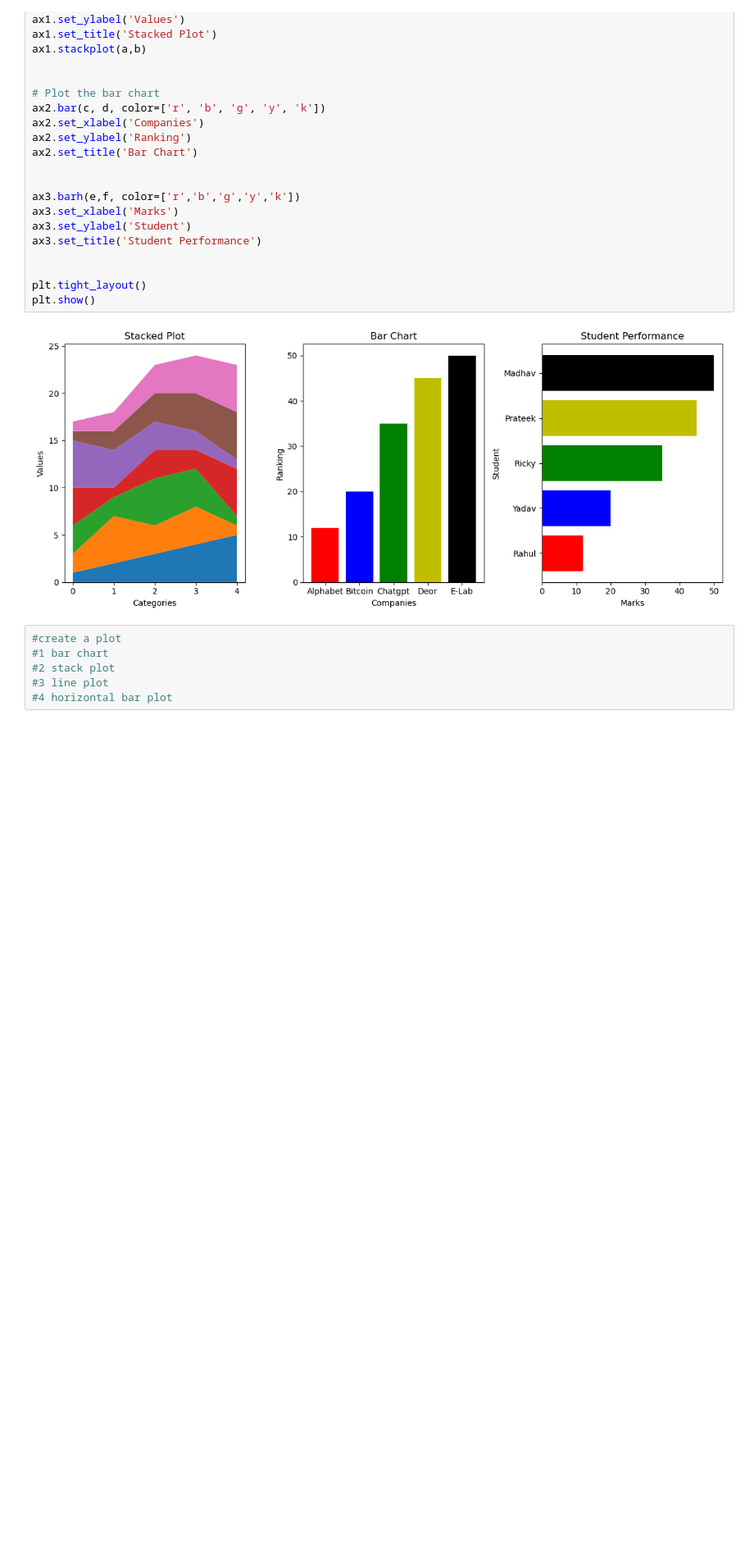
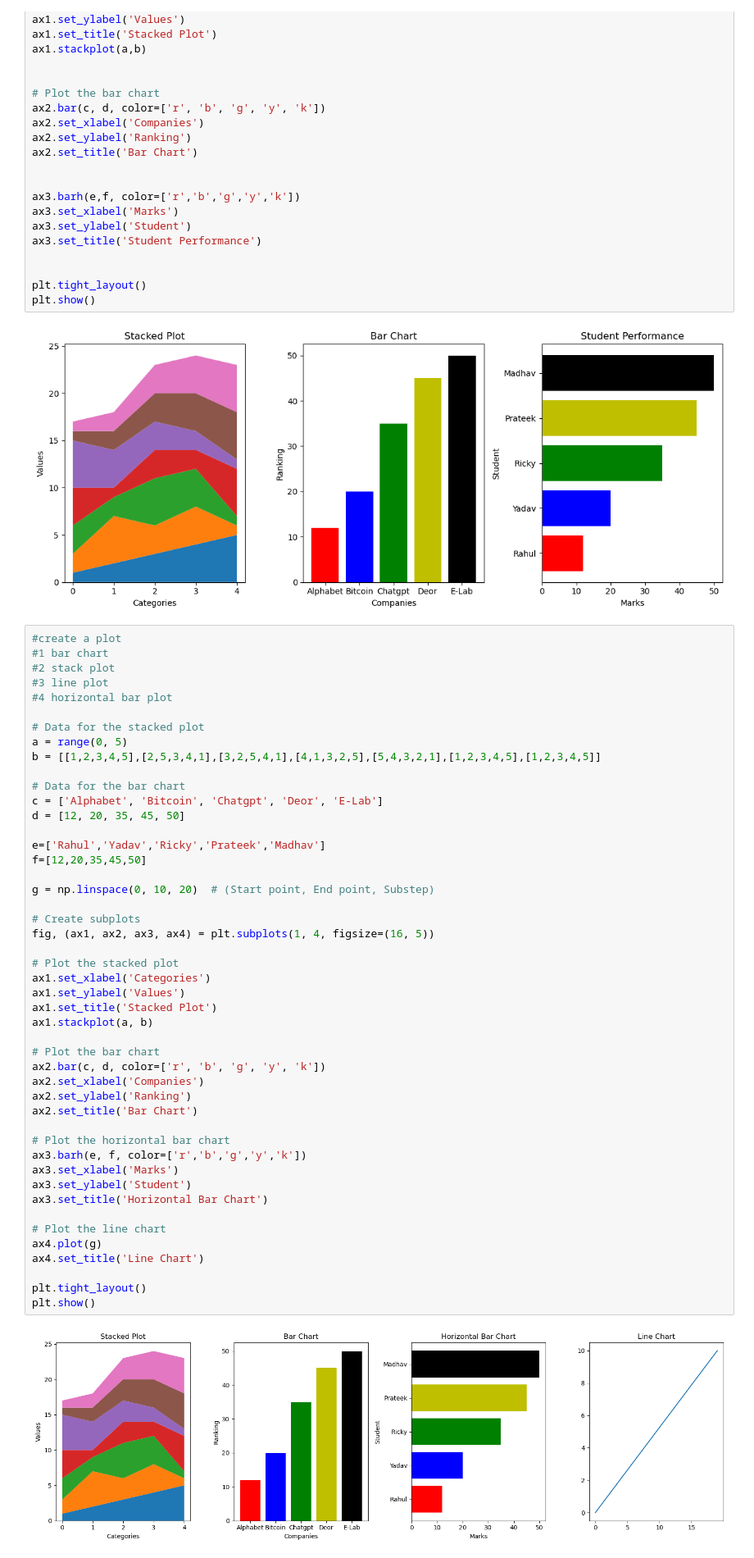
Before and after one commit to Sankalpkarn/Data_Analytics, a Jupyter notebook: DAY7_DA.ipynb, the cells around one changed output. Shown: that part at 82% size. Saved outputs shown, nothing was run; the diff lists cells and outputs as text; blank space fills up the shorter version.

```diff
--- a/DAY7_DA.ipynb
+++ b/DAY7_DA.ipynb
@@ -243,9 +245,52 @@ plt.tight_layout()
 plt.show()
 # %% [output]
 [figure]
-# %%
-#create a plot
-#1 bar chart
-#2 stack plot
-#3 line plot
-#4 horizontal bar plot
+# %%
+#create a plot
+#1 bar chart
+#2 stack plot
+#3 line plot
+#4 horizontal bar plot
+
+# Data for the stacked plot
+a = range(0, 5)
+b = [[1,2,3,4,5],[2,5,3,4,1],[3,2,5,4,1],[4,1,3,2,5],[5,4,3,2,1],[1,2,3,4,5],[1,2,3,4,5]]
+
+# Data for the bar chart
+c = ['Alphabet', 'Bitcoin', 'Chatgpt', 'Deor', 'E-Lab']
+d = [12, 20, 35, 45, 50]
+
+e=['Rahul','Yadav','Ricky','Prateek','Madhav']
+f=[12,20,35,45,50]
+
+g = np.linspace(0, 10, 20)  # (Start point, End point, Substep)
+
+# Create subplots
+fig, (ax1, ax2, ax3, ax4) = plt.subplots(1, 4, figsize=(16, 5))
+
+# Plot the stacked plot
+ax1.set_xlabel('Categories')
+ax1.set_ylabel('Values')
+ax1.set_title('Stacked Plot')
+ax1.stackplot(a, b)
+
+# Plot the bar chart
+ax2.bar(c, d, color=['r', 'b', 'g', 'y', 'k'])
+ax2.set_xlabel('Companies')
+ax2.set_ylabel('Ranking')
+ax2.set_title('Bar Chart')
+
+# Plot the horizontal bar chart
+ax3.barh(e, f, color=['r','b','g','y','k'])
+ax3.set_xlabel('Marks')
+ax3.set_ylabel('Student')
+ax3.set_title('Horizontal Bar Chart')
+
+# Plot the line chart
+ax4.plot(g)
+ax4.set_title('Line Chart')
+
+plt.tight_layout()
+plt.show()
+# %% [output]
+[figure, added]
```
Also changed, not shown: parts of 1 cell of this notebook.
